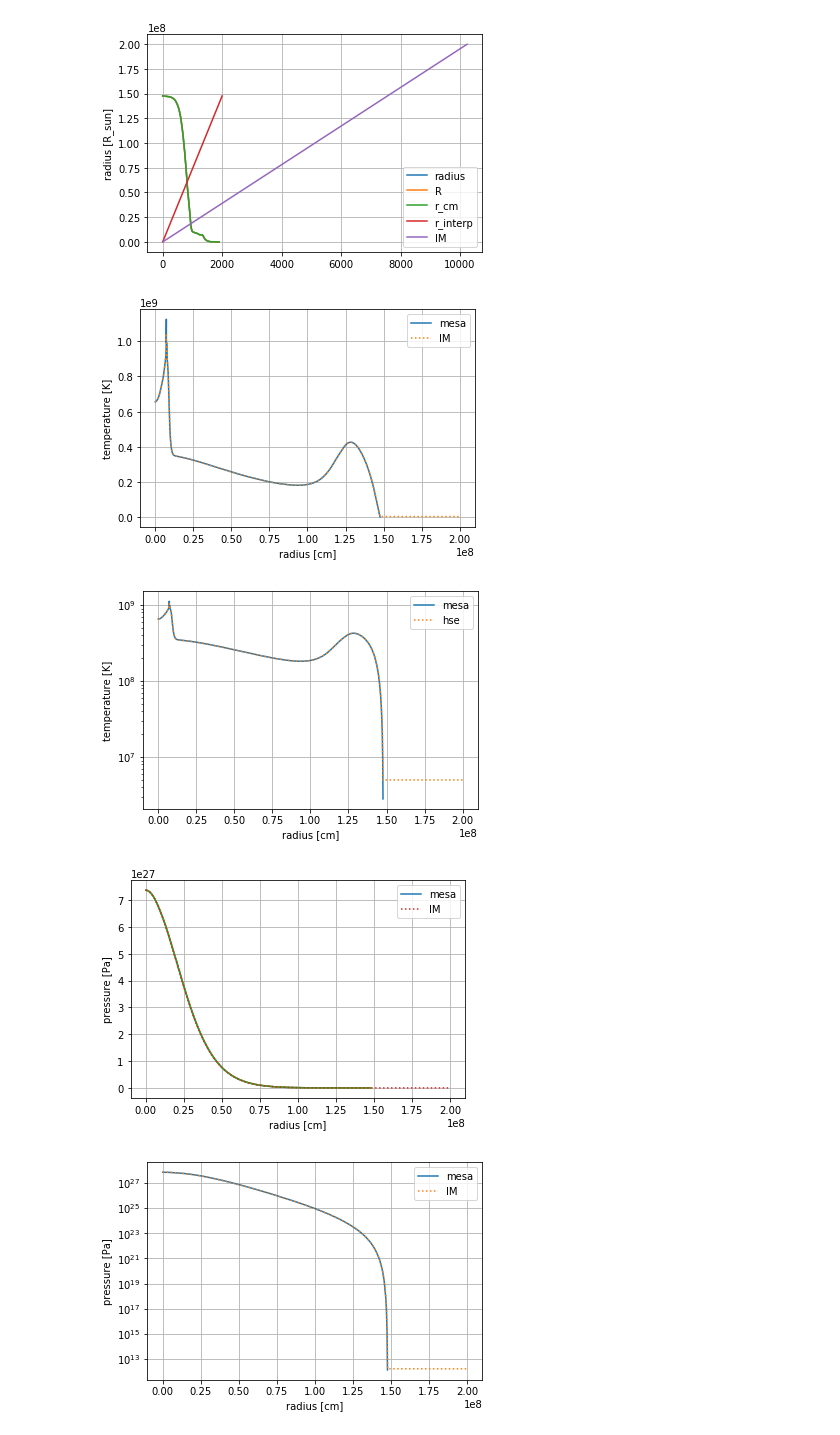
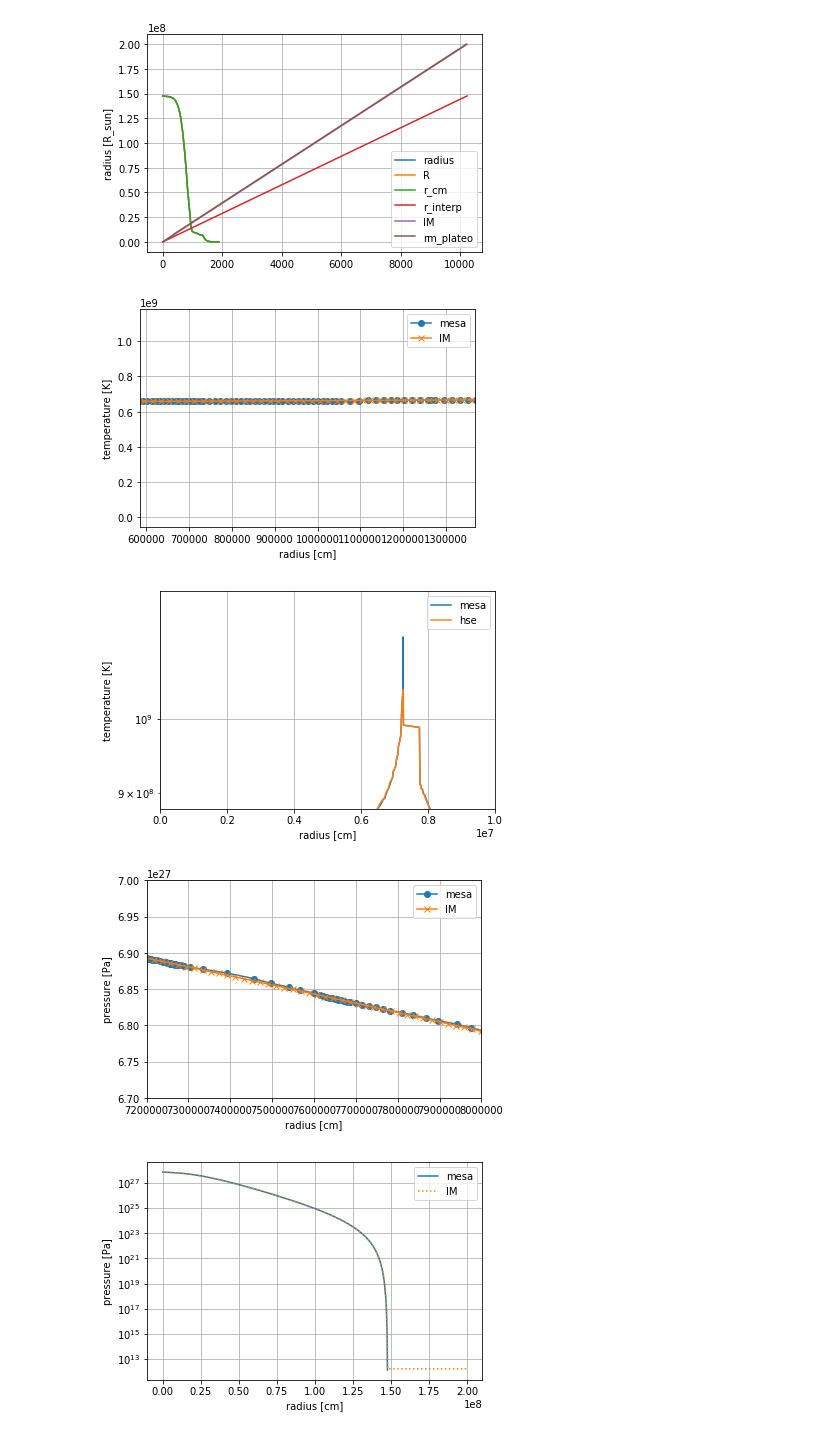
Before and after one commit to XinlongSBU/xinlong_file, a Jupyter notebook: initial-model_prepare/compare_initial-model_MESA.ipynb, the cells around one changed output. Drawn from its saved outputs; the diff is of its cells as text; code cells hidden in the pictures.

```diff
--- a/initial-model_prepare/compare_initial-model_MESA.ipynb
+++ b/initial-model_prepare/compare_initial-model_MESA.ipynb
@@ -48,7 +44,7 @@ radius = np.array(a["radius"])
 R = np.power(10,np.array(a["logR"]))
 r_cm = np.array(a["radius_cm"])
 
-r_interp = np.linspace(radius[-1], radius[0], 2000)
+r_interp = np.linspace(radius[-1], radius[ 0], 10240)
 
 plt.plot(radius*r_sun, label='radius')
 plt.plot(R*r_sun, label='R')
@@ -57,6 +53,7 @@ plt.plot(r_interp*r_sun, label='r_interp')
 
 
 plt.plot(np.array(df['radius']), label='IM')
+plt.plot(df1['radius'],label='rm_plateo')
 
 
 plt.legend()
@@ -65,68 +62,80 @@ plt.ylabel("radius [R_sun]")
 plt.grid()
 plt.show()
 # %% [output]
-[figure, old version]
+[figure, new version]
 # %%
 temp = np.array(a["temperature"])
 T = np.power(10,np.array(a["logT"]))
 
-T_interp = np.interp(r_interp, radius[::-1], temp[::-1])
+#T_interp = np.interp(r_interp, radius[::-1], temp[::-1])
+f_interp = interpolate.interp1d(radius[::-1],temp[::-1],kind='nearest')
+T_interp = f_interp(r_interp)
 
-plt.plot(radius*r_sun,temp,label='mesa')
-
-plt.plot(np.array(df['radius']),np.array(df['temperature']), ":",label='IM')
+plt.plot(radius*r_sun,temp,'o-',label='mesa')
+plt.plot(np.array(df['radius']),np.array(df['temperature']), "x-",label='IM')
+#plt.plot(r_interp*r_sun,T_interp,'s-',label='interp')
 
 plt.xlabel("radius [cm]")
 plt.ylabel("temperature [K]")
 
+#plt.xlim(7.23e6,7.30e6)
+plt.xlim(585937.5,1367187.5)
+#plt.xlim(0,2.5e79
+#plt.ylim(0.88e9,1.2e9)
 plt.grid()
 plt.legend()
 plt.show()
 # %% [output]
-[figure, old version]
+[figure, new version]
 # %%
 temp = np.array(a["temperature"])
 T = np.power(10,np.array(a["logT"]))
 
 T_interp = np.interp(r_interp, radius[::-1], temp[::-1])
 
-plt.semilogy(radius*r_sun,temp,label='mesa')
+plt.semilogy(radius*r_sun,temp,'-', label='mesa')
 #plt.semilogy(R*r_sun,T,":")
 #plt.semilogy(r_interp,T_interp)
 
-plt.semilogy(np.array(df['radius']),np.array(df['temperature']), ":",label='hse')
+plt.semilogy(np.array(df['radius']),np.array(df['temperature']), "-",label='hse')
 
 plt.xlabel("radius [cm]")
 plt.ylabel("temperature [K]")
+#plt.xlim(7.2e6,8e6)
+#plt.xlim(585937.5,1367187.5)
+plt.ylim(0.88e9,1.2e9)
+plt.xlim(0.4,1e7)
 plt.legend()
 plt.grid()
 #plt.show()
 plt.savefig("temp_initial model")
 # %% [output]
-[figure, old version]
+[figure, new version]
 # %%
 pressure = np.array(a['pressure'])
 P = np.power(10,np.array(a["logP"]))
 
 p_interp = np.interp(r_interp, radius[::-1], pressure[::-1])
 
-plt.plot(R*r_sun,pressure,label='mesa')
-plt.plot(R*r_sun,P)
-plt.plot(r_interp*r_sun,p_interp)
+plt.plot(R*r_sun,pressure, "o-",label='mesa')
+#plt.plot(R*r_sun,P)
+#plt.plot(r_interp*r_sun,p_interp)
 
-plt.plot(np.array(df['radius']),np.array(df['pressure']),":",label='IM')
+plt.plot(np.array(df['radius']),np.array(df['pressure']),"x-",label='IM')
 
 plt.xlabel("radius [cm]")
 plt.ylabel("pressure [Pa]")
 
 #plt.xlim(0,1000000)
-#plt.ylim(7e27,9e27)
+plt.ylim(6.7e27,7e27)
+plt.xlim(7.2e6,8e6)
+#plt.ylim(0.88e9,1.2e9)
 plt.legend()
 plt.grid()
 #plt.show()
 #plt.savefig("pressure_initial_model")
 # %% [output]
-[figure, old version]
+[figure, new version]
 # %%
 pressure = np.array(a['pressure'])
 P = np.power(10,np.array(a["logP"]))
```
Also changed, not shown: parts of 19 cells of this notebook, 12 other files.
